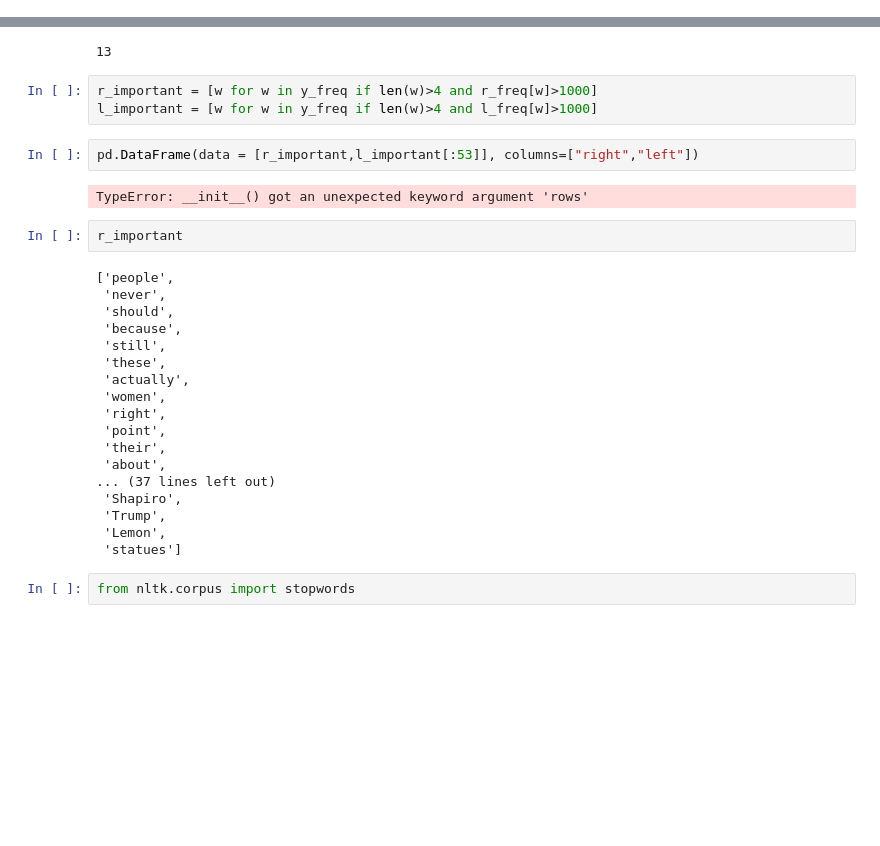
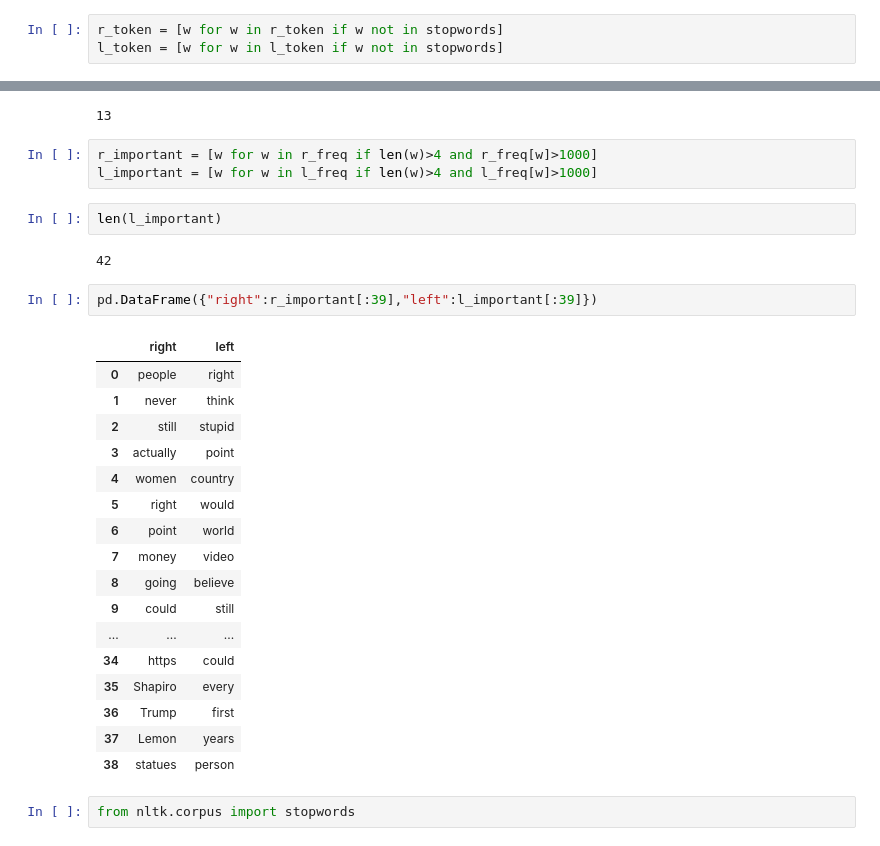
Before and after one commit to Tycho-1/lkjklj, a Jupyter notebook: ic2s2_datathon_test.ipynb, the cells around one changed output, grey strips where cells are left out. Saved outputs shown, nothing was run; the diff lists cells and outputs as text; blank space fills up the shorter version.

```diff
--- a/ic2s2_datathon_test.ipynb
+++ b/ic2s2_datathon_test.ipynb
@@ -169,3 +166,6 @@ len(rrr)
 # %%
 r_token = nltk.word_tokenize(rrr)
 l_token = nltk.word_tokenize(lll)
+# %%
+r_token = [w for w in r_token if w not in stopwords]
+l_token = [w for w in l_token if w not in stopwords]
@@ -202,32 +206,32 @@ l_freq['arab']
 # %% [output]
 13
 # %%
-r_important = [w for w in y_freq if len(w)>4 and r_freq[w]>1000]
-l_important = [w for w in y_freq if len(w)>4 and l_freq[w]>1000]
+r_important = [w for w in r_freq if len(w)>4 and r_freq[w]>1000]
+l_important = [w for w in l_freq if len(w)>4 and l_freq[w]>1000]
+# %%
+len(l_important)
+# %% [output]
+42
 # %%
-pd.DataFrame(data = [r_important,l_important[:53]], columns=["right","left"])
+pd.DataFrame({"right":r_important[:39],"left":l_important[:39]})
 # %% [output]
-TypeError: __init__() got an unexpected keyword argument 'rows'
+|  | right | left |
+| 0 | people | right |
+| 1 | never | think |
+| 2 | still | stupid |
+| 3 | actually | point |
+| 4 | women | country |
+| 5 | right | would |
+| 6 | point | world |
+| 7 | money | video |
+| 8 | going | believe |
+| 9 | could | still |
+| ... | ... | ... |
+| 34 | https | could |
+| 35 | Shapiro | every |
+| 36 | Trump | first |
+| 37 | Lemon | years |
+| 38 | statues | person |
-# %%
-r_important
-# %% [output]
-['people',
- 'never',
- 'should',
- 'because',
- 'still',
- 'these',
- 'actually',
- 'women',
- 'right',
- 'point',
- 'their',
- 'about',
-... (37 lines left out)
- 'Shapiro',
- 'Trump',
- 'Lemon',
- 'statues']
 # %%
 from nltk.corpus import stopwords
 # %%
```
Also changed, not shown: parts of 6 cells of this notebook.
